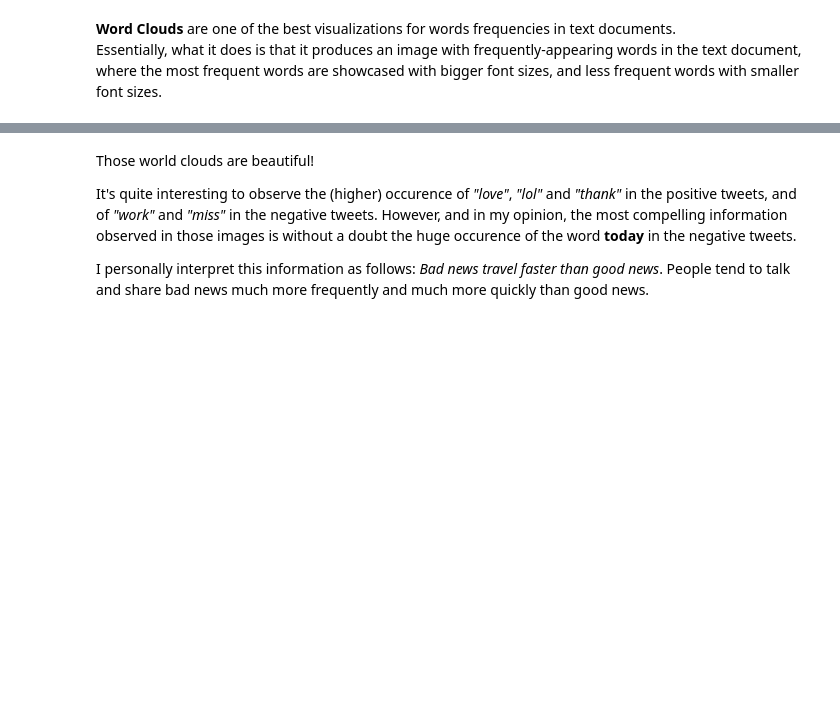
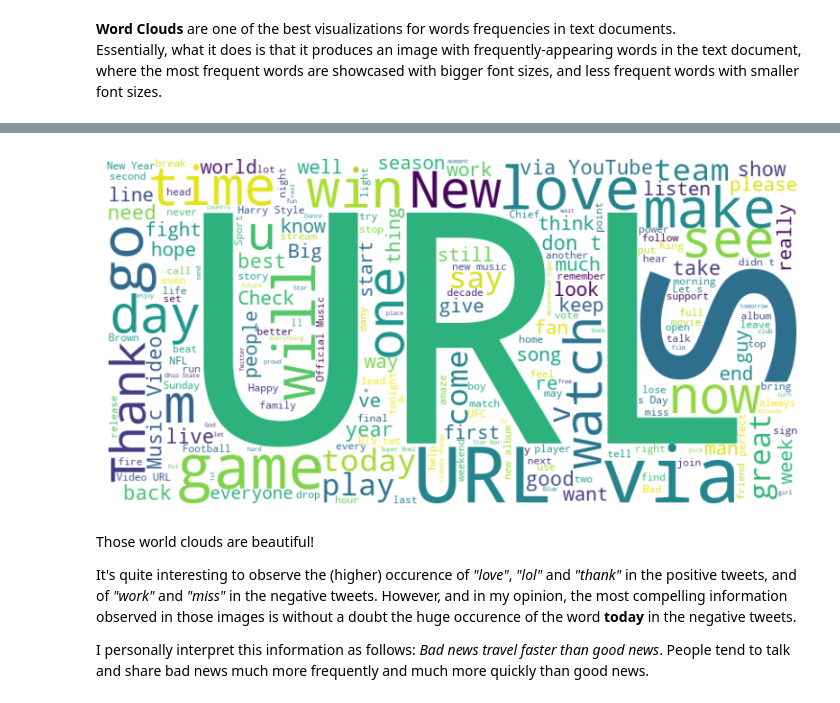
Before and after one commit to CodeDroid999/CRISP-Tweet-Classsification, a Jupyter notebook: text-classification.ipynb, the cells around one changed output, grey strips where cells are left out. Drawn from its saved outputs; the diff is of its cells as text; code cells hidden in the pictures; blank space fills up the shorter version.

```diff
--- a/text-classification.ipynb
+++ b/text-classification.ipynb
@@ -437,17 +442,0 @@ AttributeError: 'DataFrame' object has no attribute 'append'
-# %%
-# Create a list to store the final data
-final_data = []
-
-# Iterate over the rows in lemmatized_df and generate cleaned tokens
-for index, row in lemmatized_df.iterrows():
-    cleaned_tokens = remove_noise(row['lemmatized_tokens'])
-
-    # Create a dictionary with tokens as keys and True as values
-    token_dict = {token: True for token in cleaned_tokens}
-
-    # Append the token_dict and label to the final_data list
-    final_data.append((token_dict, row['label']))
-
-# Print the first 5 rows of the final data
-for data_row in final_data[:5]:
-    print(data_row)
@@ -500,3 +447,30 @@ CPU Time: 49.40910792350769
+# %%
+import re
+import matplotlib.pyplot as plt
+from wordcloud import WordCloud
+
+# Join all cleaned tokens into a single list, filtering out "USERNAME" and "url"
+filtered_tokens = []
+for row in lemmatized_df['lemmatized_tokens']:
+    for token in row:
+        # Ignore tokens containing "USERNAME" or exactly equal to "url"
+        if "USERNAME" not in token and token.lower() != "URL" and not re.match(r'http[s]?://(?:[a-zA-Z]|[0-9]|[$-_@.&+#]|[!*\(\),]|'\
+                                                    '(?:%[0-9a-fA-F][0-9a-fA-F]))+', token):
+            filtered_tokens.append(token)
+
+# Join the filtered tokens into a single string
+filtered_text = ' '.join(filtered_tokens)
+
+# Create a WordCloud object
+wordcloud = WordCloud(width=800, height=400, background_color='white').generate(filtered_text)
+
+# Display the WordCloud image
+plt.figure(figsize=(10, 5))
+plt.imshow(wordcloud, interpolation='bilinear')
+plt.axis('off')  # Turn off axis numbers and ticks
+plt.show()
+# %% [output]
+[figure, added]
 # %% [markdown]
 Those world clouds are beautiful!
 
```
Also changed, not shown: parts of 5 cells of this notebook.
